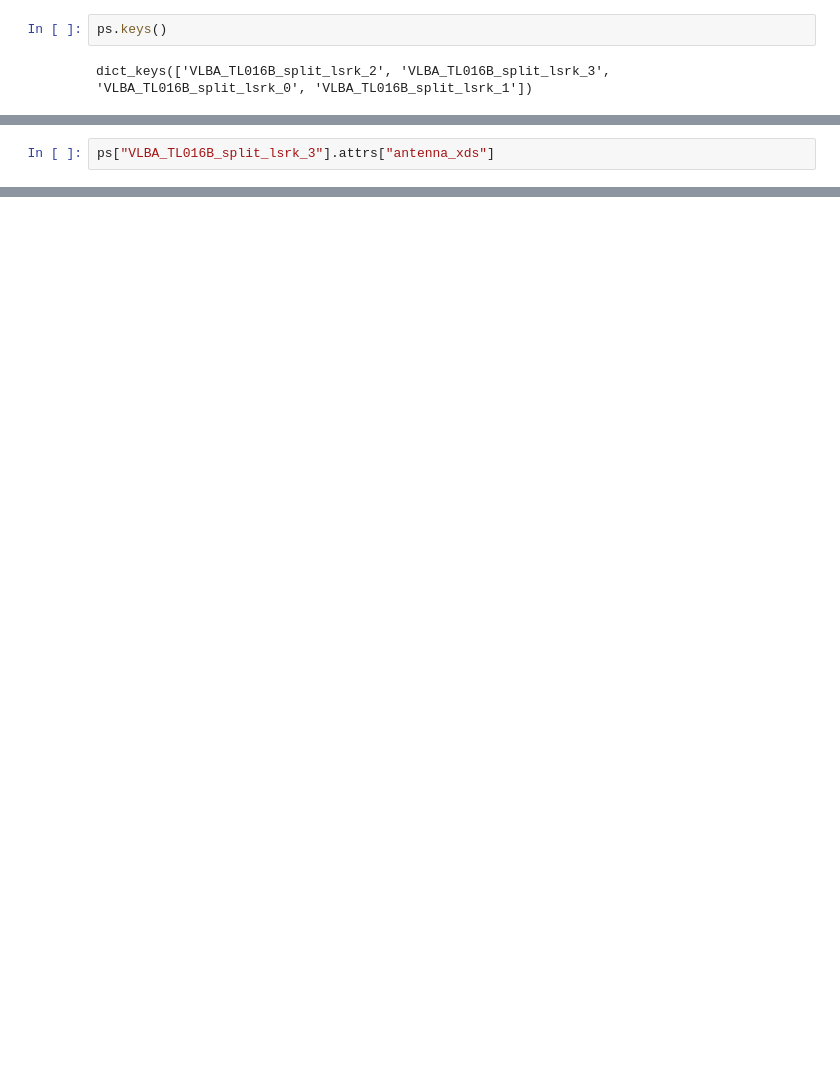
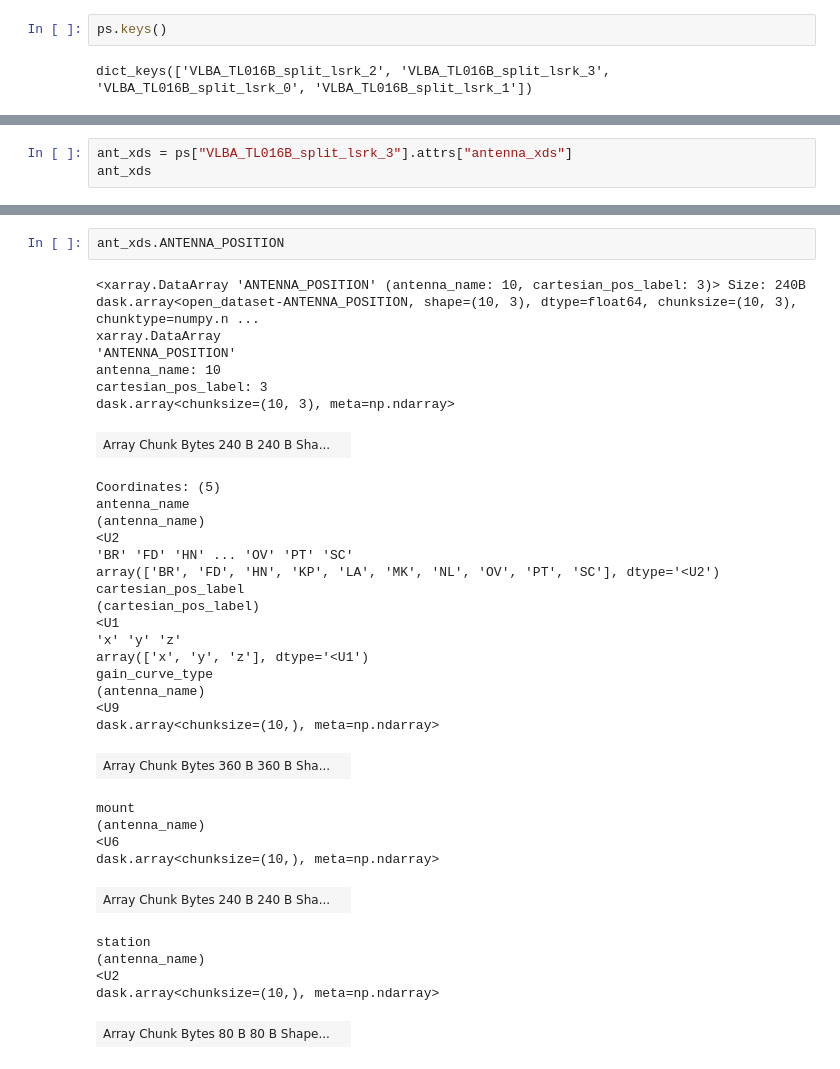
Before and after one commit to casangi/xradio, a Jupyter notebook: doc/VLBA_conversion.ipynb, the cells around one changed output, grey strips where cells are left out. Drawn from its saved outputs; the diff is of its cells as text; blank space fills up the shorter version.

Commit message:
update antenna_id=>antenna_name in nbs and fix cells that used antenna_id, #235

```diff
--- a/doc/VLBA_conversion.ipynb
+++ b/doc/VLBA_conversion.ipynb
@@ -107,3 +106,4 @@ Coordinates:
 # %%
-ps["VLBA_TL016B_split_lsrk_3"].attrs["antenna_xds"]
+ant_xds = ps["VLBA_TL016B_split_lsrk_3"].attrs["antenna_xds"]
+ant_xds
 # %% [output]
@@ -126,0 +127,36 @@ Attributes:
+# %%
+ant_xds.ANTENNA_POSITION
+# %% [output]
+<xarray.DataArray 'ANTENNA_POSITION' (antenna_name: 10, cartesian_pos_label: 3)> Size: 240B dask.array<open_dataset-ANTENNA_POSITION, shape=(10, 3), dtype=float64, chunksize=(10, 3), chunktype=numpy.n ...
+xarray.DataArray
+'ANTENNA_POSITION'
+antenna_name: 10
+cartesian_pos_label: 3
+dask.array<chunksize=(10, 3), meta=np.ndarray>
+| Array Chunk Bytes 240 B 240 B Sha... |  |
+Coordinates: (5)
+antenna_name
+(antenna_name)
+<U2
+'BR' 'FD' 'HN' ... 'OV' 'PT' 'SC'
+array(['BR', 'FD', 'HN', 'KP', 'LA', 'MK', 'NL', 'OV', 'PT', 'SC'], dtype='<U2')
+cartesian_pos_label
+(cartesian_pos_label)
+<U1
+'x' 'y' 'z'
+array(['x', 'y', 'z'], dtype='<U1')
+gain_curve_type
+(antenna_name)
+<U9
+dask.array<chunksize=(10,), meta=np.ndarray>
+| Array Chunk Bytes 360 B 360 B Sha... |  |
+mount
+(antenna_name)
+<U6
+dask.array<chunksize=(10,), meta=np.ndarray>
+| Array Chunk Bytes 240 B 240 B Sha... |  |
+station
+(antenna_name)
+<U2
+dask.array<chunksize=(10,), meta=np.ndarray>
+| Array Chunk Bytes 80 B 80 B Shape... |  |
```
Also changed, not shown: parts of 8 cells of this notebook, 8 other files.
